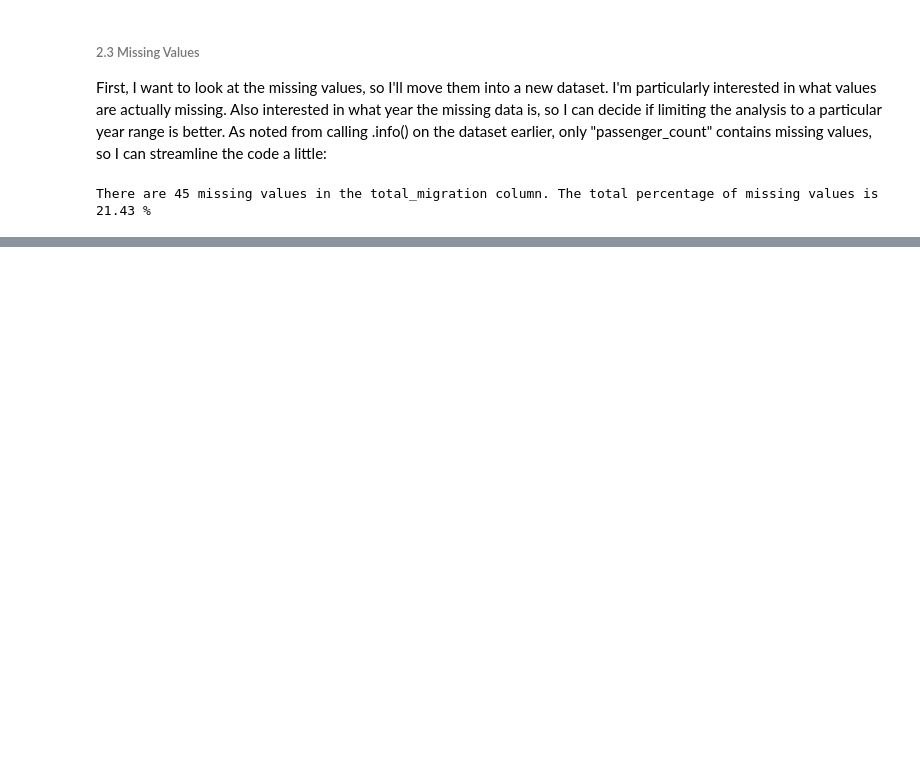
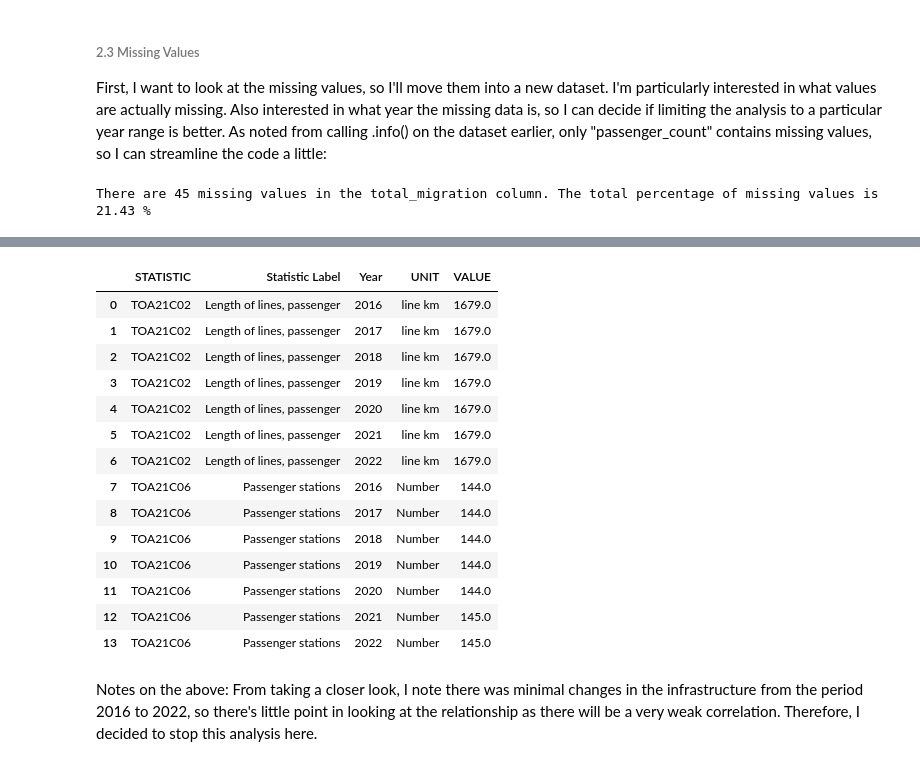
Before and after one commit to EmmaMcC1802/CA2, a Jupyter notebook: Codebook1_DataPrepVis.ipynb, the cells around one changed output, grey strips where cells are left out. Cells and saved outputs as stored; diff of their text form; code cells hidden in the pictures; blank space fills up the shorter version.

Commit message:
continued analysis

```diff
--- a/Codebook1_DataPrepVis.ipynb
+++ b/Codebook1_DataPrepVis.ipynb
@@ -282,0 +495,24 @@ I dropped the irrelevant columns but kept "Statistic label" to remember that `pa
+# %%
+df2 = df2.drop(columns = ['TLIST(A1)', 'C02196V02652', 'State'])
+#df2.head()
+# %%
+df2 = df2[df2['Statistic Label'].isin(['Length of lines, passenger', 'Passenger stations'])].reset_index(drop=True)
+df2
+# %% [output]
+|  | STATISTIC | Statistic Label | Year | UNIT | VALUE |
+| 0 | TOA21C02 | Length of lines, passenger | 2016 | line km | 1679.0 |
+| 1 | TOA21C02 | Length of lines, passenger | 2017 | line km | 1679.0 |
+| 2 | TOA21C02 | Length of lines, passenger | 2018 | line km | 1679.0 |
+| 3 | TOA21C02 | Length of lines, passenger | 2019 | line km | 1679.0 |
+| 4 | TOA21C02 | Length of lines, passenger | 2020 | line km | 1679.0 |
+| 5 | TOA21C02 | Length of lines, passenger | 2021 | line km | 1679.0 |
+| 6 | TOA21C02 | Length of lines, passenger | 2022 | line km | 1679.0 |
+| 7 | TOA21C06 | Passenger stations | 2016 | Number | 144.0 |
+| 8 | TOA21C06 | Passenger stations | 2017 | Number | 144.0 |
+| 9 | TOA21C06 | Passenger stations | 2018 | Number | 144.0 |
+| 10 | TOA21C06 | Passenger stations | 2019 | Number | 144.0 |
+| 11 | TOA21C06 | Passenger stations | 2020 | Number | 144.0 |
+| 12 | TOA21C06 | Passenger stations | 2021 | Number | 145.0 |
+| 13 | TOA21C06 | Passenger stations | 2022 | Number | 145.0 |
+# %% [markdown]
+Notes on the above: From taking a closer look, I note there was minimal changes in the infrastructure from the period 2016 to 2022, so there's little point in looking at the relationship as there will be a very weak correlation. Therefore, I decided to stop this analysis here.
```
Also changed, not shown: parts of 27 cells of this notebook, 2 other files.
